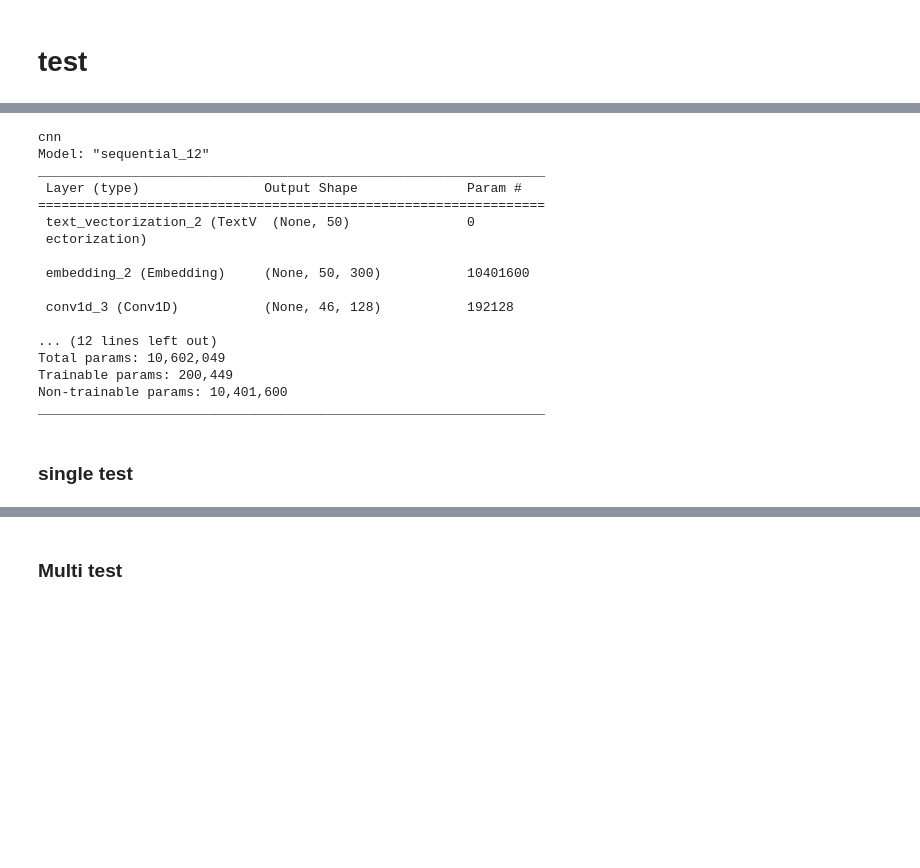
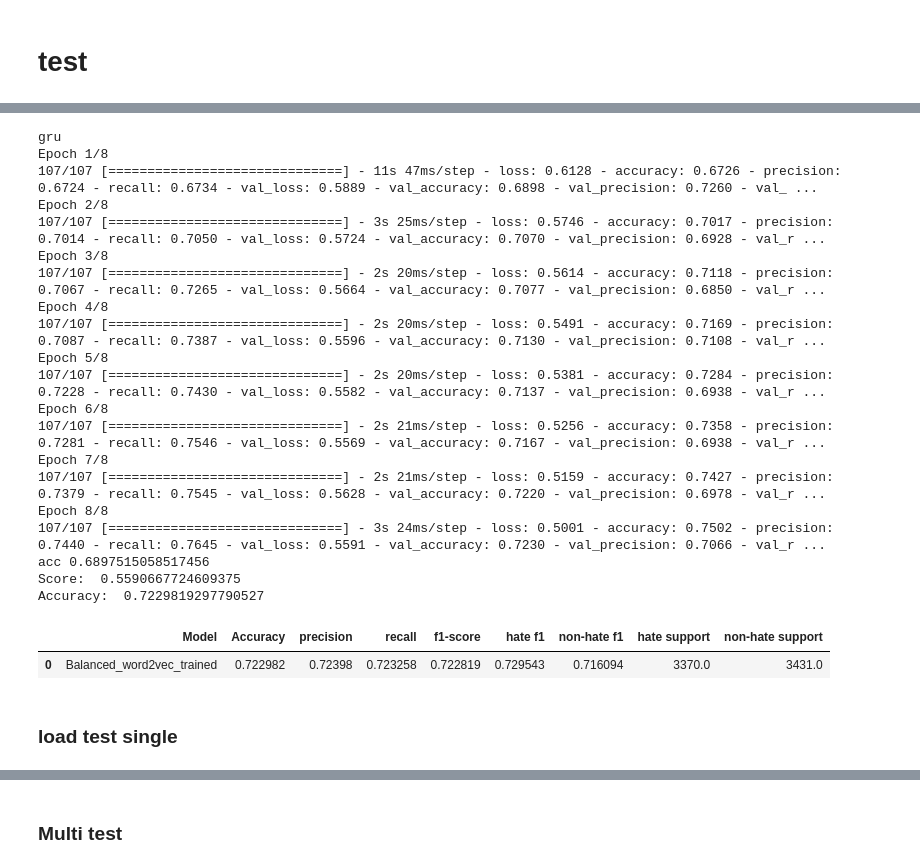
Before and after one commit to yclee98/Hate-speech-detection, a Jupyter notebook: models.ipynb, the cells around one changed output, grey strips where cells are left out. Saved outputs shown, nothing was run; the diff lists cells and outputs as text; code cells hidden in the pictures; blank space fills up the shorter version.

```diff
--- a/models.ipynb
+++ b/models.ipynb
@@ -647,7 +637,7 @@ def snn(custom_encoder, custom_embedding, embedding_name):
 # %%
 def add_connected_layer(model):
-    model.add(Dropout(0.2))
-    model.add(Dense(64, activation='relu'))
+    # model.add(Dropout(0.2))
+    # model.add(Dense(64, activation='relu'))
     model.add(Dropout(0.2))
     model.add(Dense(1, activation='sigmoid'))
 # %% [markdown]
@@ -712,14 +697,13 @@ def bilstm(custom_encoder, custom_embedding, embedding_name):
 # %%
-def gru(custom_encoder, custom_embedding, embedding_name):
+def gru(x_train, y_train_binary, x_test,y_test_binary,custom_encoder, custom_embedding, embedding_name, dataset_name, save = True, epoch = 10, batch_size=32, lr=0.01):
     model_name = "gru"
     print(model_name)
     model = Sequential()
     model.add(custom_encoder)
     model.add(custom_embedding)
-    model.add(SpatialDropout1D(0.2))
+    # model.add(SpatialDropout1D(0.2))
     model.add(GRU(128))
-    model.add(Dropout(0.2))
-    model.add(Dense(1, activation='sigmoid'))
+    add_connected_layer(model)
 
-    return compile_fit_save(model,model_name, embedding_name, dataset_name)
+    return compile_fit_save(x_train, y_train_binary, x_test,y_test_binary,model, model_name, embedding_name, dataset_name, save, epoch, batch_size, lr)
 # %% [markdown]
@@ -1077,11 +1047,0 @@ None
-# %%
-def nn_predict(model):
-    score = model.evaluate(x_test, y_test_binary, verbose=0)
-    print("Score: ", score[0])
-    print("Accuracy: ", score[1])
-
-    y_test_pred_percent = model.predict(x_test, verbose=0)
-    y_test_pred = np.where(y_test_pred_percent > 0.5, "Hate", "Non-Hate")
-    y_test_pred = y_test_pred.flatten()
-
-    return y_test_pred
@@ -1166,2 +1105,6 @@ def get_result_nn(model_to_load):
 # %% [markdown]
 # test
+# %%
+df, dataset_name = balanced()
+x_train, y_train, y_train_binary, x_test, y_test, y_test_binary = split_data(df)
+x_train[0]
@@ -1173,20 +1157,0 @@ print(dataset_name)
-# %%
-cnn(custom_encoder,custom_embedding, embedding_name)
-# %% [output]
-cnn
-Model: "sequential_12"
-_________________________________________________________________
- Layer (type)                Output Shape              Param #
-=================================================================
- text_vectorization_2 (TextV  (None, 50)               0
- ectorization)
-
- embedding_2 (Embedding)     (None, 50, 300)           10401600
-
- conv1d_3 (Conv1D)           (None, 46, 128)           192128
-
-... (12 lines left out)
-Total params: 10,602,049
-Trainable params: 200,449
-Non-trainable params: 10,401,600
-_________________________________________________________________
@@ -1193,3 +1163,30 @@ _________________________________________________________________
+# %%
+model, h = gru(custom_encoder,custom_embedding, embedding_name,save=False, epoch=8, batch_size=256, lr=0.001)
+y_test_pred = nn_predict(model)
+get_result_single(y_test, y_test_pred, dataset_name+"_"+embedding_name+"cnn")
+# %% [output]
+gru
+Epoch 1/8
+107/107 [==============================] - 11s 47ms/step - loss: 0.6128 - accuracy: 0.6726 - precision: 0.6724 - recall: 0.6734 - val_loss: 0.5889 - val_accuracy: 0.6898 - val_precision: 0.7260 - val_ ...
+Epoch 2/8
+107/107 [==============================] - 3s 25ms/step - loss: 0.5746 - accuracy: 0.7017 - precision: 0.7014 - recall: 0.7050 - val_loss: 0.5724 - val_accuracy: 0.7070 - val_precision: 0.6928 - val_r ...
+Epoch 3/8
+107/107 [==============================] - 2s 20ms/step - loss: 0.5614 - accuracy: 0.7118 - precision: 0.7067 - recall: 0.7265 - val_loss: 0.5664 - val_accuracy: 0.7077 - val_precision: 0.6850 - val_r ...
+Epoch 4/8
+107/107 [==============================] - 2s 20ms/step - loss: 0.5491 - accuracy: 0.7169 - precision: 0.7087 - recall: 0.7387 - val_loss: 0.5596 - val_accuracy: 0.7130 - val_precision: 0.7108 - val_r ...
+Epoch 5/8
+107/107 [==============================] - 2s 20ms/step - loss: 0.5381 - accuracy: 0.7284 - precision: 0.7228 - recall: 0.7430 - val_loss: 0.5582 - val_accuracy: 0.7137 - val_precision: 0.6938 - val_r ...
+Epoch 6/8
+107/107 [==============================] - 2s 21ms/step - loss: 0.5256 - accuracy: 0.7358 - precision: 0.7281 - recall: 0.7546 - val_loss: 0.5569 - val_accuracy: 0.7167 - val_precision: 0.6938 - val_r ...
+Epoch 7/8
+107/107 [==============================] - 2s 21ms/step - loss: 0.5159 - accuracy: 0.7427 - precision: 0.7379 - recall: 0.7545 - val_loss: 0.5628 - val_accuracy: 0.7220 - val_precision: 0.6978 - val_r ...
+Epoch 8/8
+107/107 [==============================] - 3s 24ms/step - loss: 0.5001 - accuracy: 0.7502 - precision: 0.7440 - recall: 0.7645 - val_loss: 0.5591 - val_accuracy: 0.7230 - val_precision: 0.7066 - val_r ...
+acc 0.6897515058517456
+Score:  0.5590667724609375
+Accuracy:  0.7229819297790527
+|  | Model | Accuracy | precision | recall | f1-score | hate f1 | non-hate f1 | hate support | non-hate support |
+| 0 | Balanced_word2vec_trained | 0.722982 | 0.72398 | 0.723258 | 0.722819 | 0.729543 | 0.716094 | 3370.0 | 3431.0 |
 # %% [markdown]
-### single test
+### load test single
 # %%
```
Also changed, not shown: parts of 106 cells of this notebook, 10 other files.
